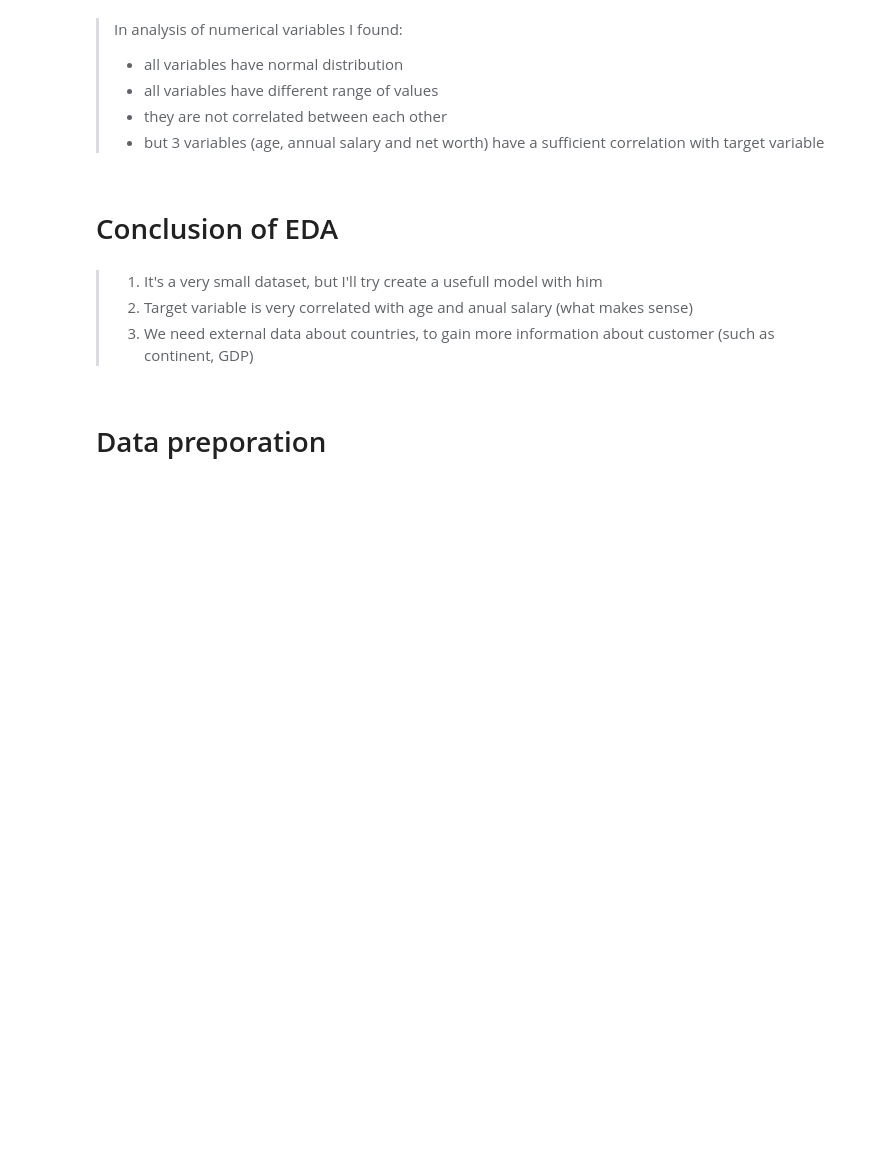
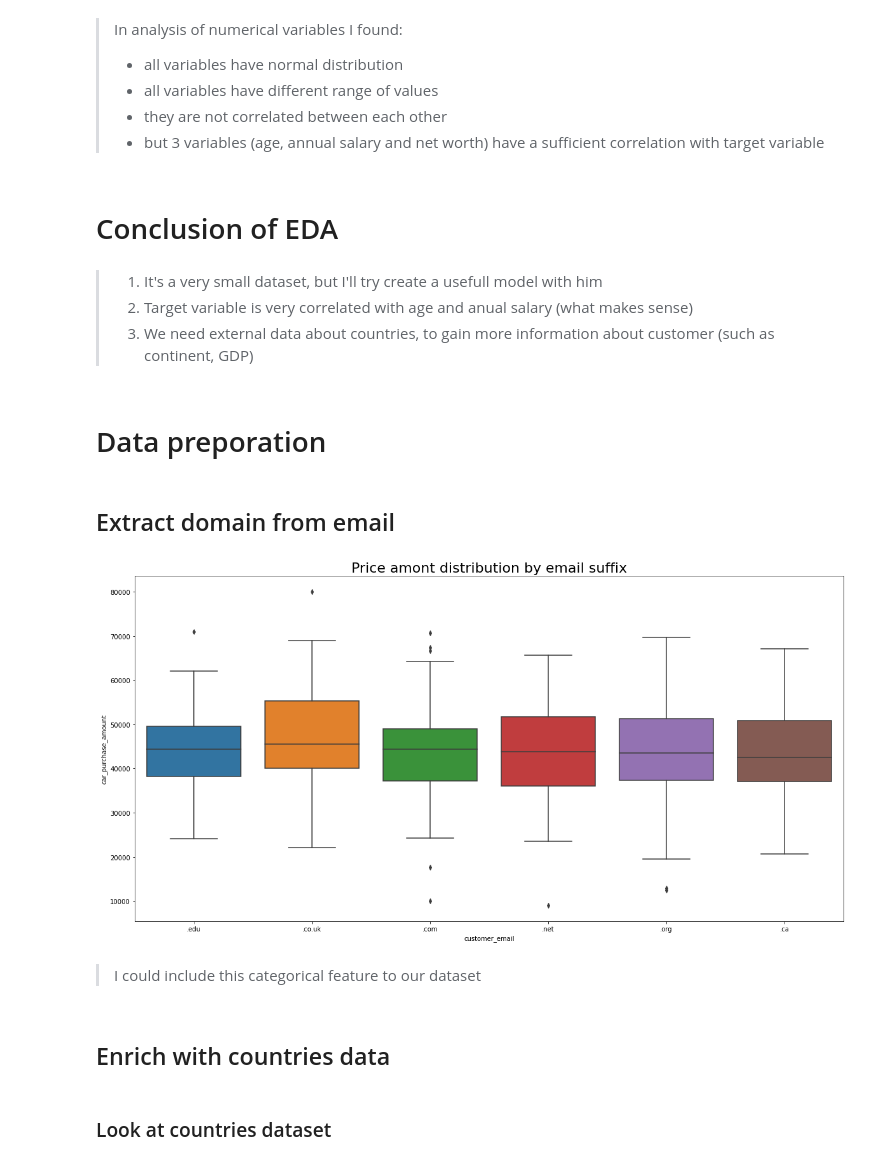
Before and after one commit to rzabolotin/ml_zoomcamp_2022_project_1, a Jupyter notebook: notebooks/1. EDA & data preparation.ipynb, the cells around one changed output. Drawn from its saved outputs; the diff is of its cells as text; code cells hidden in the pictures; blank space fills up the shorter version.

Commit message:
feat: add data preparation step, add script for

```diff
--- a/notebooks/1. EDA & data preparation.ipynb
+++ b/notebooks/1. EDA & data preparation.ipynb
@@ -183,3 +191,13 @@ plt.show()
 > 3. We need external data about countries, to gain more information about customer (such as continent, GDP)
 # %% [markdown]
 # Data preporation
+# %% [markdown]
+## Extract domain from email
+# %%
+email_suffix = df.customer_email.str.split('@').apply(lambda x: x[1][x[1].find('.'):])
+# %%
+sns.boxplot(x=email_suffix, y=df.car_purchase_amount);
+plt.title("Price amont distribution by email suffix", size=22)
+plt.show()
+# %% [output]
+[figure, added]
@@ -185,0 +206,6 @@ plt.show()
+# %% [markdown]
+> I could include this categorical feature to our dataset
+# %% [markdown]
+## Enrich with countries data
+# %% [markdown]
+### Look at countries dataset
```
Also changed, not shown: parts of 31 cells of this notebook, 8 other files.
